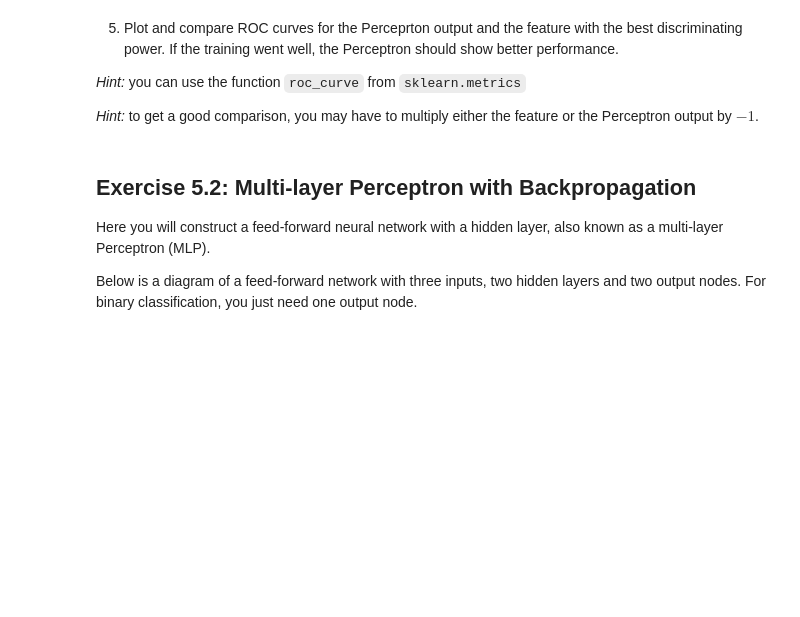
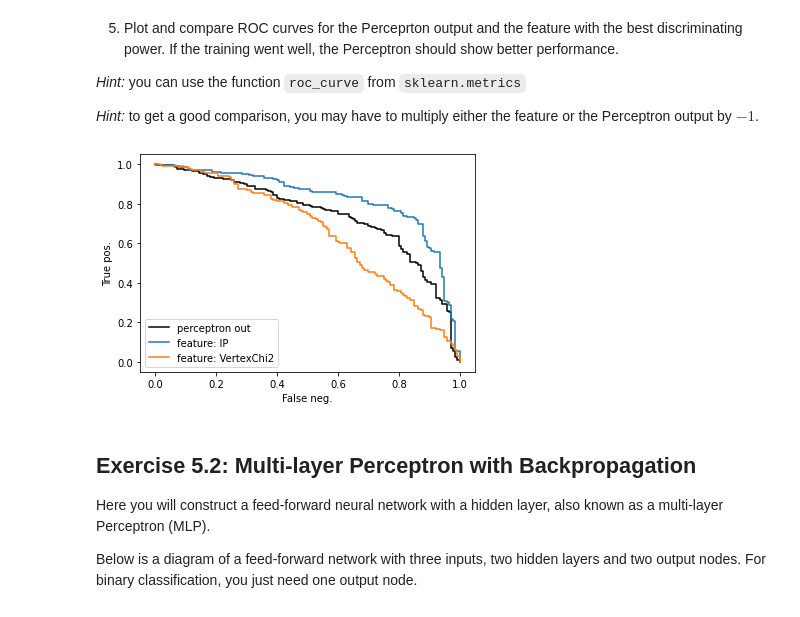
Before and after one commit to astro-lenny/AMoDA, a Jupyter notebook: ex5/Exercise05.ipynb, the cells around one changed output. Cells and saved outputs as stored; diff of their text form; code cells hidden in the pictures; blank space fills up the shorter version.

```diff
--- a/ex5/Exercise05.ipynb
+++ b/ex5/Exercise05.ipynb
@@ -86,6 +208,26 @@ The above procedure can be repeated several times until the weights converge. Th
 *Hint:* you can use the function `roc_curve` from `sklearn.metrics`
 
 *Hint:* to get a good comparison, you may have to multiply either the feature or the Perceptron output by $-1$.
+# %%
+from sklearn.metrics import roc_curve
+
+fpr, tpr, thresh = roc_curve(y_test, prediction)
+plt.plot(1-fpr, tpr, label='perceptron out', color="black")
+
+fpr, tpr, thresh = roc_curve(y_test, -1*X_test["IP"])
+plt.plot(1-fpr, tpr, label='feature: IP')
+
+fpr, tpr, thresh = roc_curve(y_test, -1*X_test["VertexChi2"])
+plt.plot(1-fpr, tpr, label='feature: VertexChi2')
+
+plt.legend()
+
+plt.xlabel("False neg.")
+plt.ylabel("True pos.")
+
+plt.show()
+# %% [output]
+[figure, added]
 # %% [markdown]
 ## Exercise 5.2: Multi-layer Perceptron with Backpropagation
 
```
Also changed, not shown: parts of 7 cells of this notebook.
